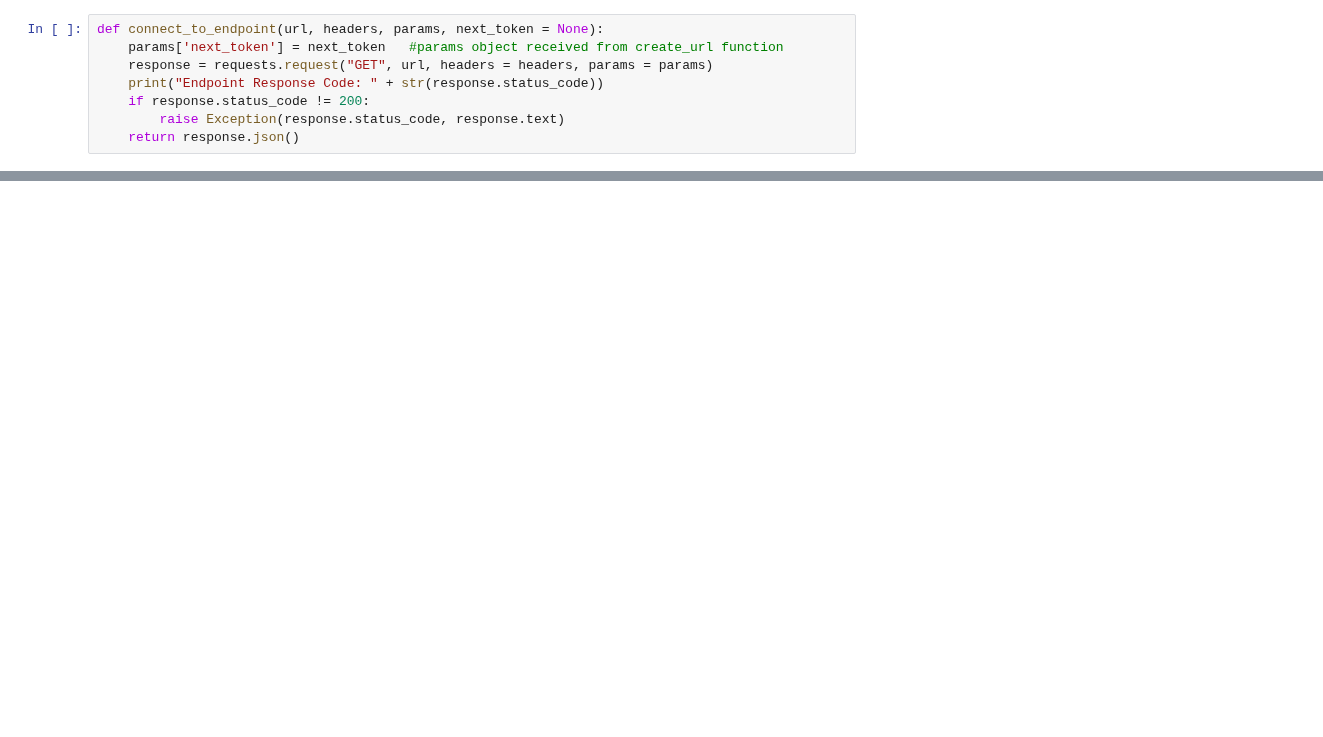
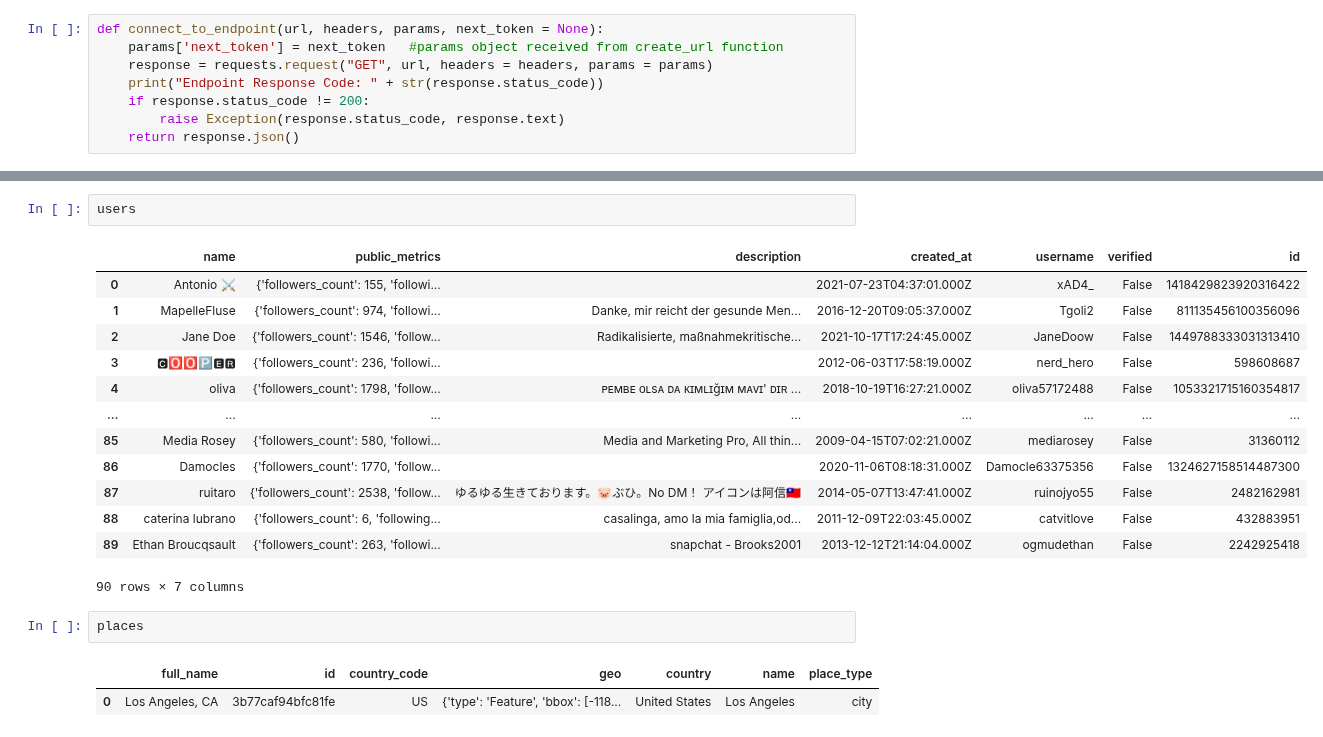
Before and after one commit to melina-diaz/PIC16A-Twitter-API, a Jupyter notebook: UCLA Opinions using Twitter API.ipynb, the cells around one changed output, grey strips where cells are left out. Drawn from its saved outputs; the diff is of its cells as text; blank space fills up the shorter version.

```diff
--- a/UCLA Opinions using Twitter API.ipynb
+++ b/UCLA Opinions using Twitter API.ipynb
@@ -207,0 +117,21 @@ df
+# %%
+users
+# %% [output]
+|  | name | public_metrics | description | created_at | username | verified | id |
+| 0 | Antonio ⚔️ | {'followers_count': 155, 'followi... |  | 2021-07-23T04:37:01.000Z | xAD4_ | False | 1418429823920316422 |
+| 1 | MapelleFluse | {'followers_count': 974, 'followi... | Danke, mir reicht der gesunde Men... | 2016-12-20T09:05:37.000Z | Tgoli2 | False | 811135456100356096 |
+| 2 | Jane Doe | {'followers_count': 1546, 'follow... | Radikalisierte, maßnahmekritische... | 2021-10-17T17:24:45.000Z | JaneDoow | False | 1449788333031313410 |
+| 3 | 🅲🅾🅾🅿🅴🆁 | {'followers_count': 236, 'followi... |  | 2012-06-03T17:58:19.000Z | nerd_hero | False | 598608687 |
+| 4 | oliva | {'followers_count': 1798, 'follow... | ᴘᴇᴍʙᴇ ᴏʟsᴀ ᴅᴀ ᴋɪᴍʟɪğɪᴍ ᴍᴀᴠɪ' ᴅɪʀ ... | 2018-10-19T16:27:21.000Z | oliva57172488 | False | 1053321715160354817 |
+| ... | ... | ... | ... | ... | ... | ... | ... |
+| 85 | Media Rosey | {'followers_count': 580, 'followi... | Media and Marketing Pro, All thin... | 2009-04-15T07:02:21.000Z | mediarosey | False | 31360112 |
+| 86 | Damocles | {'followers_count': 1770, 'follow... |  | 2020-11-06T08:18:31.000Z | Damocle63375356 | False | 1324627158514487300 |
+| 87 | ruitaro | {'followers_count': 2538, 'follow... | ゆるゆる生きております。🐷ぶひ。No DM！ アイコンは阿信🇹🇼 | 2014-05-07T13:47:41.000Z | ruinojyo55 | False | 2482162981 |
+| 88 | caterina lubrano | {'followers_count': 6, 'following... | casalinga, amo la mia famiglia,od... | 2011-12-09T22:03:45.000Z | catvitlove | False | 432883951 |
+| 89 | Ethan Broucqsault | {'followers_count': 263, 'followi... | snapchat - Brooks2001 | 2013-12-12T21:14:04.000Z | ogmudethan | False | 2242925418 |
+90 rows × 7 columns
+# %%
+places
+# %% [output]
+|  | full_name | id | country_code | geo | country | name | place_type |
+| 0 | Los Angeles, CA | 3b77caf94bfc81fe | US | {'type': 'Feature', 'bbox': [-118... | United States | Los Angeles | city |
```
Also changed, not shown: parts of 21 cells of this notebook.
